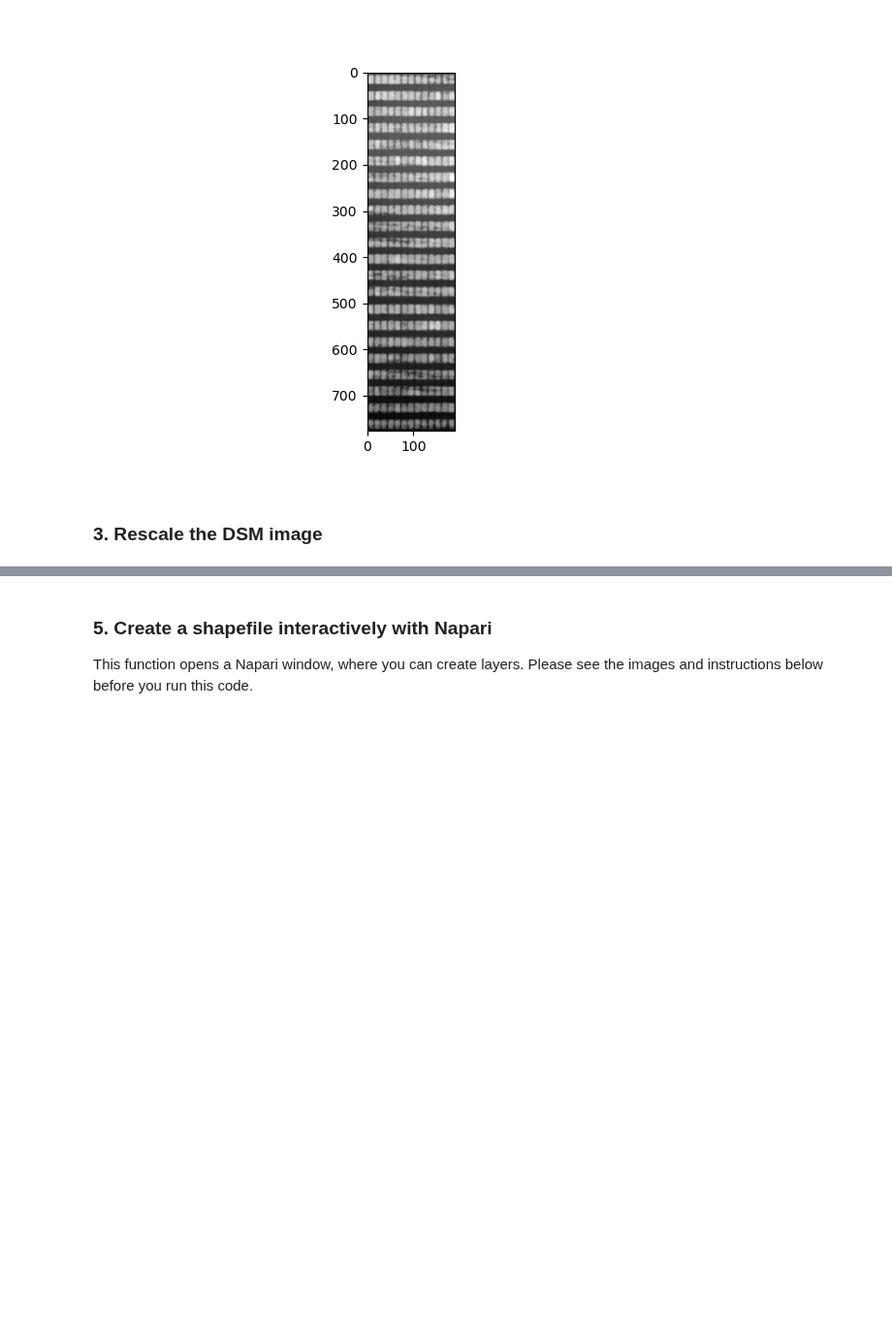
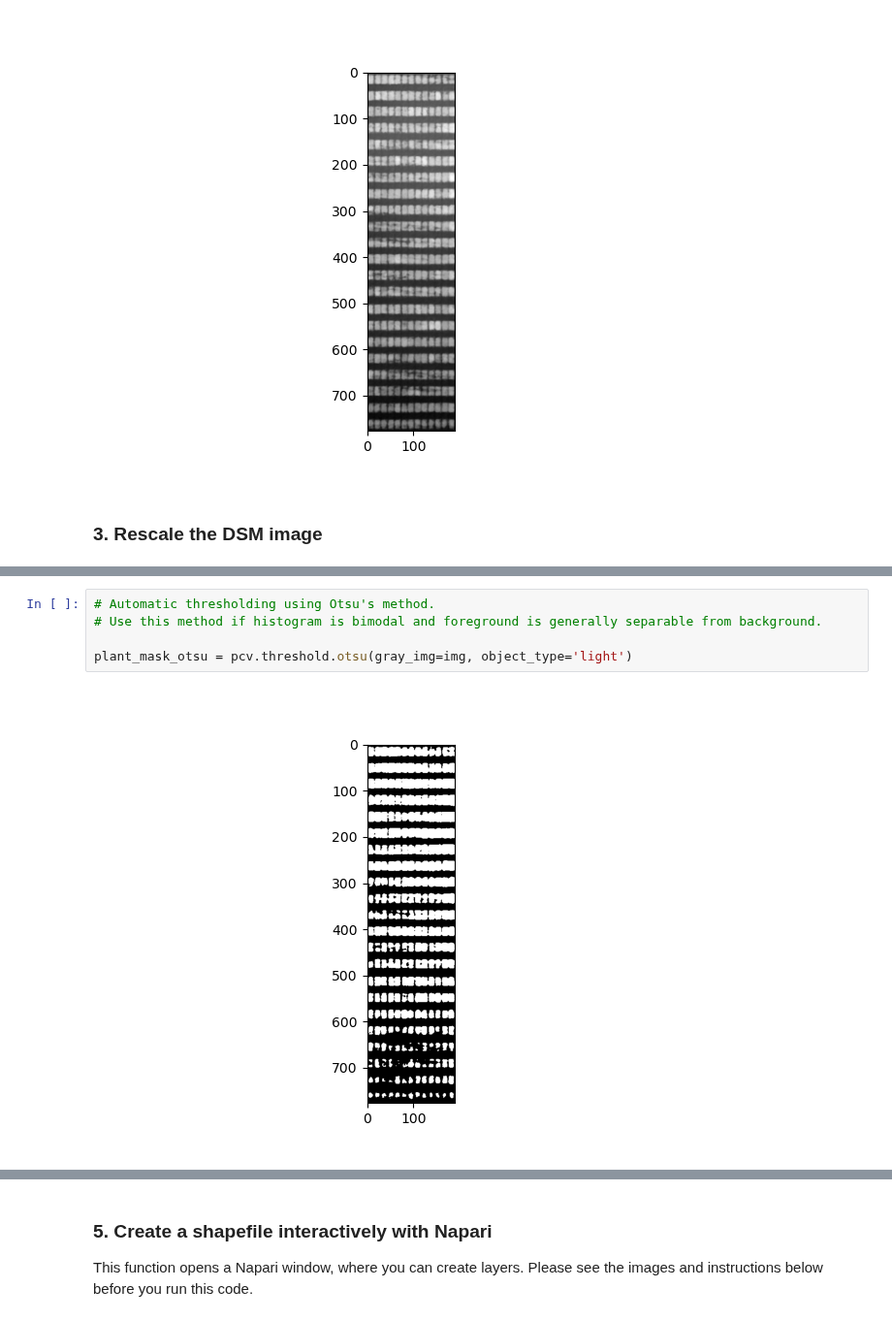
Before and after one commit to danforthcenter/plantcv-geospatial-tutorial-plant-height, a Jupyter notebook: index.ipynb, the cells around one changed output, grey strips where cells are left out. Shown at 97% size. Cells and saved outputs as stored; diff of their text form; blank space fills up the shorter version.

```diff
--- a/index.ipynb
+++ b/index.ipynb
@@ -72,0 +84,7 @@ plant_mask = pcv.threshold.binary(gray_img = img, threshold=130, object_type="li
+# %%
+# Automatic thresholding using Otsu's method.
+# Use this method if histogram is bimodal and foreground is generally separable from background.
+
+plant_mask_otsu = pcv.threshold.otsu(gray_img=img, object_type='light')
+# %% [output]
+[figure, added]
```
Also changed, not shown: parts of 19 cells of this notebook, 1 other file.
